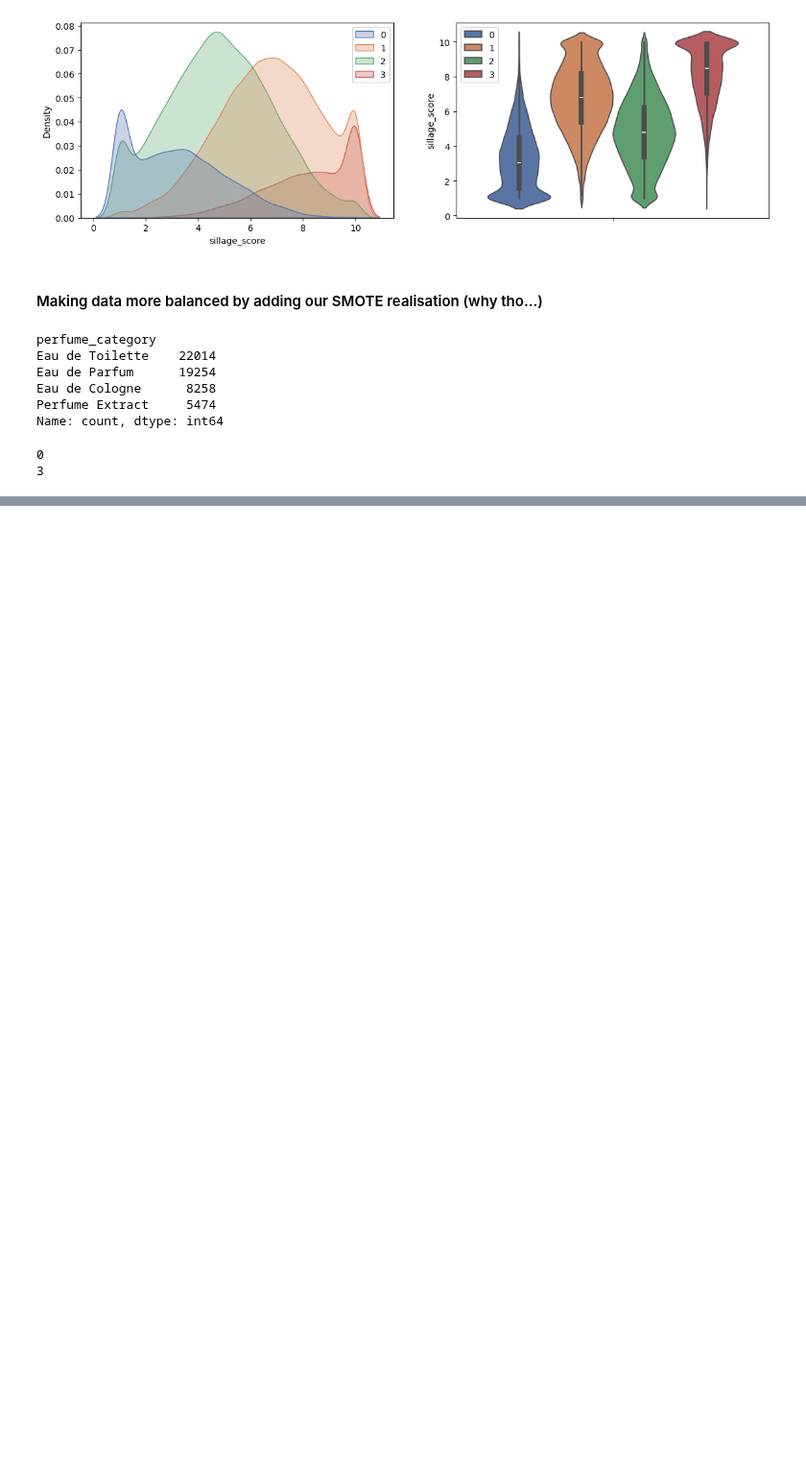
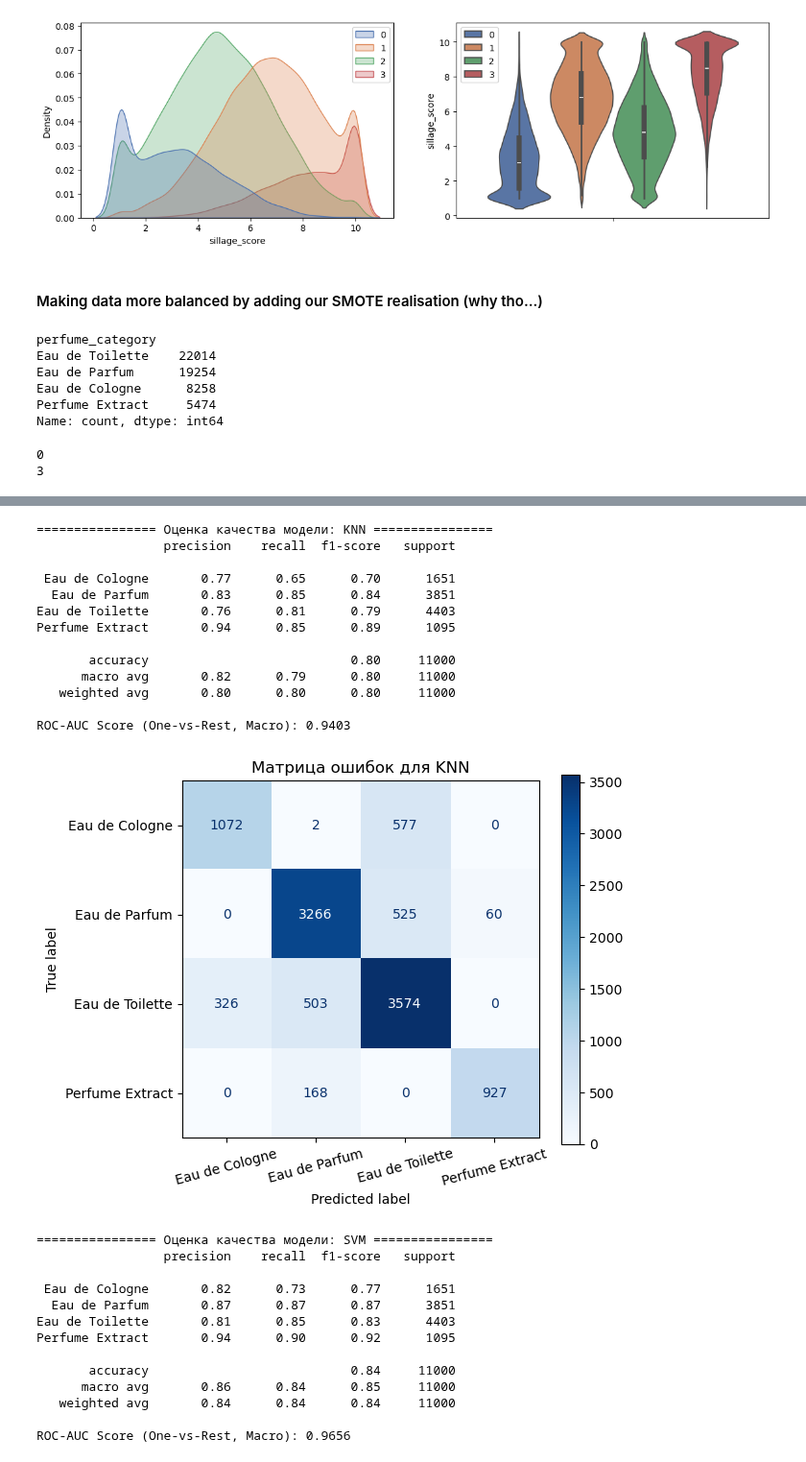
Before and after one commit to sadeclipse/labs.masters, a Jupyter notebook: ml/1lab/lab1.ipynb, the cells around one changed output, grey strips where cells are left out. Shown at 96% size. Drawn from its saved outputs; the diff is of its cells as text; code cells hidden in the pictures; blank space fills up the shorter version.

Commit message:
add models and complete training

```diff
--- a/ml/1lab/lab1.ipynb
+++ b/ml/1lab/lab1.ipynb
@@ -253,10 +272,18 @@ TypeError: unsupported operand type(s) for -: 'str' and 'str'
 # %%
 categorical_pipe = Pipeline(steps=[
     ('cat_imputer', SimpleImputer(strategy='constant', fill_value='unknown')),
-    ('one_hot_encoderm', OneHotEncoder(handle_unknown='ignore', sparse_output=False))
+    ('one_hot_encoder', OneHotEncoder(handle_unknown='ignore', sparse_output=False))
 ])
 
 numerical_pipe = Pipeline(steps=[
     ('num_imputer', SimpleImputer(strategy='median')),
     ('scaler', StandardScaler())
 ])
+
+preprocessor = ColumnTransformer(transformers=[
+    ('cat_tf', categorical_pipe, cat_cols),
+    ('num_tf', numerical_pipe, num_cols)
+])
+preprocessor.fit(X_train)
+num_cat_features_after_ohe = preprocessor.named_transformers_['cat_tf']['one_hot_encoder'].get_feature_names_out().shape[0]
+cat_indices = list(range(num_cat_features_after_ohe))
@@ -262,0 +386,54 @@ numerical_pipe = Pipeline(steps=[
+# %%
+from sklearn.metrics import ConfusionMatrixDisplay, classification_report, confusion_matrix, roc_auc_score
+
+
+for model_name, pipeline in best_models.items():
+    print(f"\n================ Оценка качества модели: {model_name} ================")
+
+    # Предсказание классов и вероятностей (для ROC-AUC)
+    y_pred = pipeline.predict(X_test)
+    y_prob = pipeline.predict_proba(X_test)
+
+    # а. Вывод текстового отчета по основным метрикам
+    print(classification_report(y_test, y_pred, target_names=target_encoder.classes_))
+
+    # Расчет многоклассового ROC-AUC (стратегия One-vs-Rest)
+    roc_auc = roc_auc_score(y_test, y_prob, multi_class='ovr', average='macro')
+    print(f"ROC-AUC Score (One-vs-Rest, Macro): {roc_auc:.4f}")
+
+    # b. Визуализация предсказанных значений (Матрица ошибок)
+    cm = confusion_matrix(y_test, y_pred)
+    fig, ax = plt.subplots(figsize=(6, 5))
+    disp = ConfusionMatrixDisplay(confusion_matrix=cm, display_labels=target_encoder.classes_)
+    disp.plot(cmap='Blues', ax=ax, values_format='d')
+    ax.set_title(f'Матрица ошибок для {model_name}')
+    plt.xticks(rotation=15)
+    plt.show()
+# %% [output]
+================ Оценка качества модели: KNN ================
+                 precision    recall  f1-score   support
+
+ Eau de Cologne       0.77      0.65      0.70      1651
+  Eau de Parfum       0.83      0.85      0.84      3851
+Eau de Toilette       0.76      0.81      0.79      4403
+Perfume Extract       0.94      0.85      0.89      1095
+
+       accuracy                           0.80     11000
+      macro avg       0.82      0.79      0.80     11000
+   weighted avg       0.80      0.80      0.80     11000
+
+ROC-AUC Score (One-vs-Rest, Macro): 0.9403
+[figure, added]
+================ Оценка качества модели: SVM ================
+                 precision    recall  f1-score   support
+
+ Eau de Cologne       0.82      0.73      0.77      1651
+  Eau de Parfum       0.87      0.87      0.87      3851
+Eau de Toilette       0.81      0.85      0.83      4403
+Perfume Extract       0.94      0.90      0.92      1095
+
+       accuracy                           0.84     11000
+      macro avg       0.86      0.84      0.85     11000
+   weighted avg       0.84      0.84      0.84     11000
+
+ROC-AUC Score (One-vs-Rest, Macro): 0.9656
```
Also changed, not shown: parts of 16 cells of this notebook.
